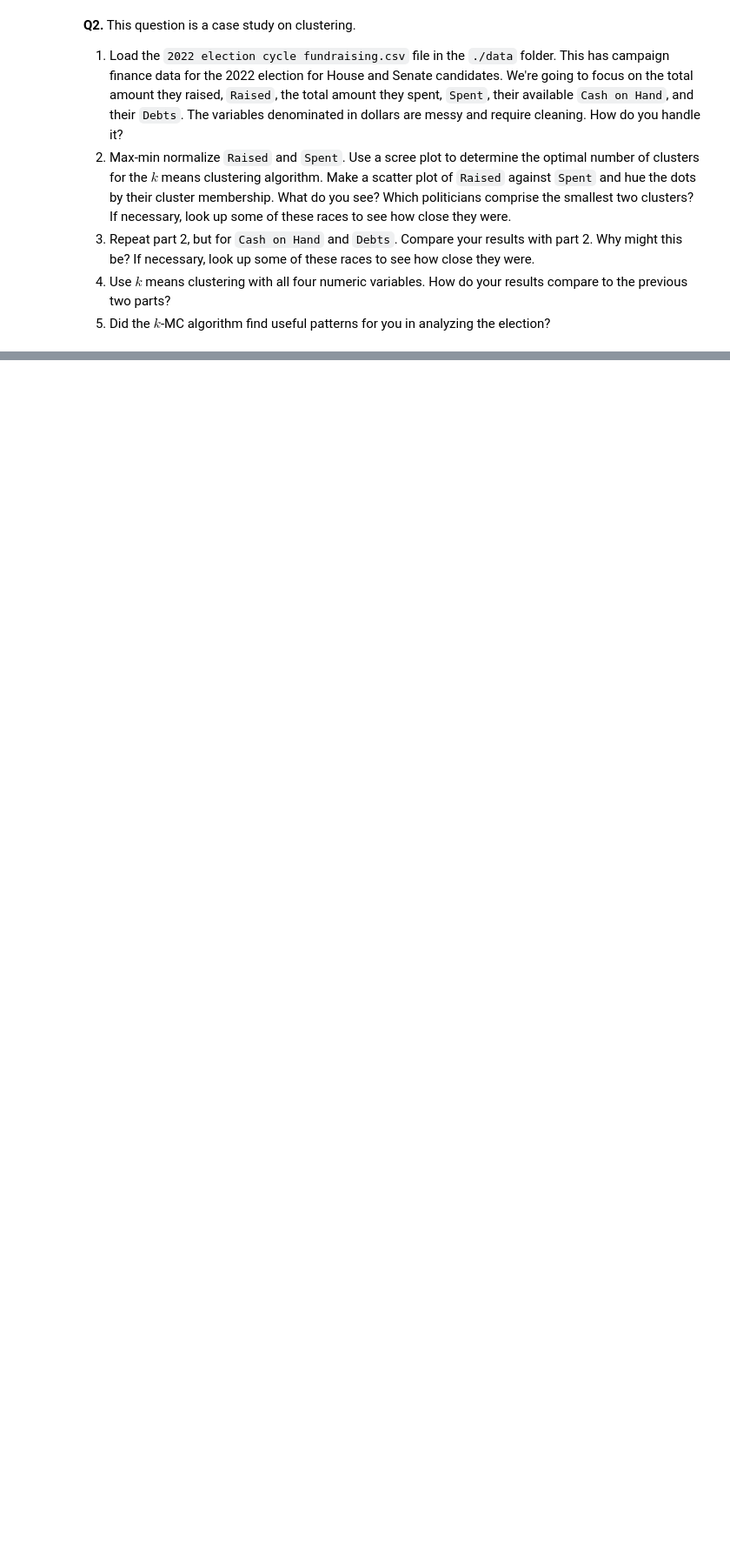
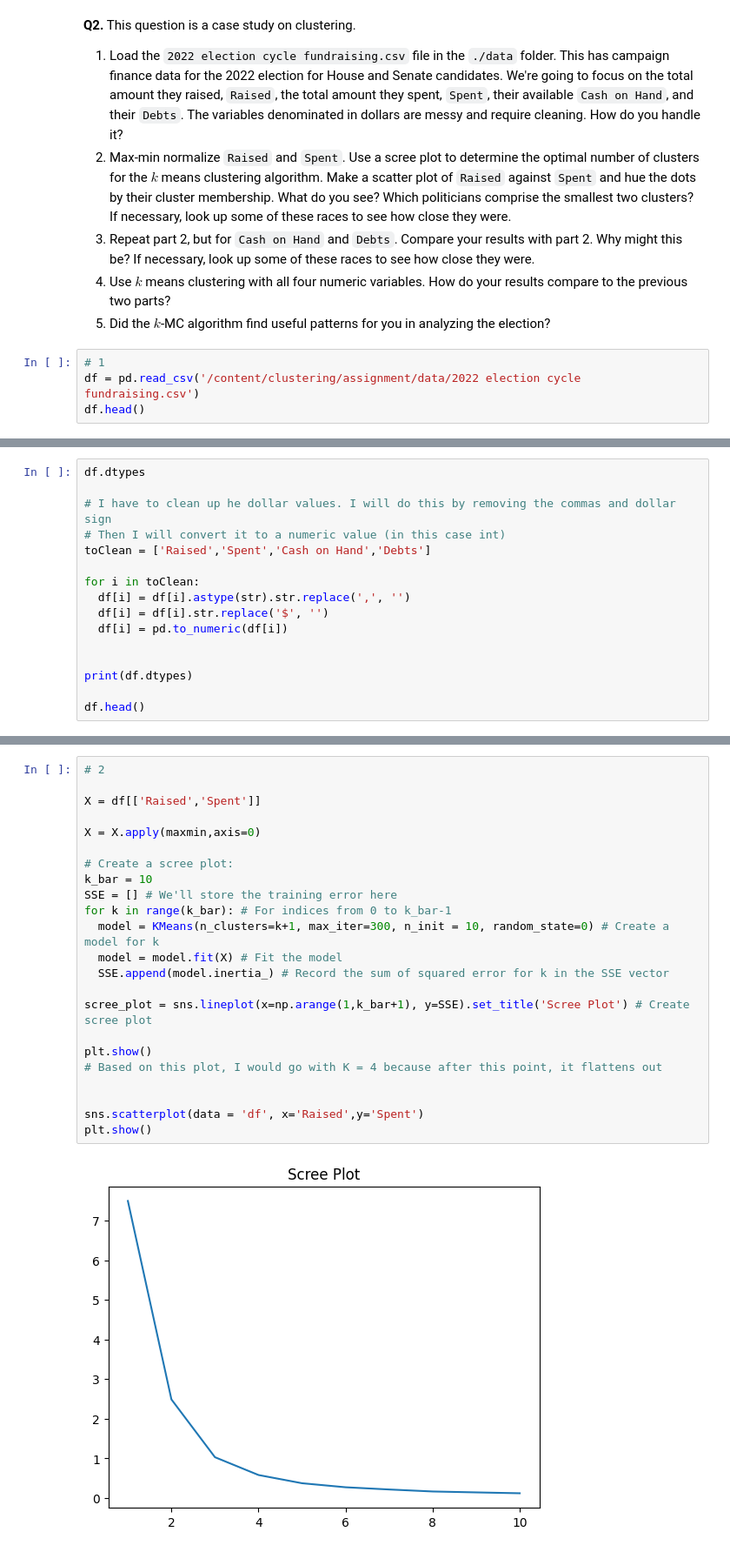
Before and after one commit to KaranRawatUVA/clustering, a Jupyter notebook: assignment/assignment_clustering.ipynb, the cells around one changed output, grey strips where cells are left out. Shown: that part at 87% size. Drawn from its saved outputs; the diff is of its cells as text; blank space fills up the shorter version.

```diff
--- a/assignment/assignment_clustering.ipynb
+++ b/assignment/assignment_clustering.ipynb
@@ -151,3 +151,7 @@ The elbow is essentially a drop off in SSE which helps people chose what k to us
 3. Repeat part 2, but for `Cash on Hand` and `Debts`. Compare your results with part 2. Why might this be? If necessary, look up some of these races to see how close they were.
 4. Use $k$ means clustering with all four numeric variables. How do your results compare to the previous two parts?
 5. Did the $k$-MC algorithm find useful patterns for you in analyzing the election?
+# %%
+# 1
+df = pd.read_csv('/content/clustering/assignment/data/2022 election cycle fundraising.csv')
+df.head()
@@ -153,0 +165,16 @@ The elbow is essentially a drop off in SSE which helps people chose what k to us
+# %%
+df.dtypes
+
+# I have to clean up he dollar values. I will do this by removing the commas and dollar sign
+# Then I will convert it to a numeric value (in this case int)
+toClean = ['Raised','Spent','Cash on Hand','Debts']
+
+for i in toClean:
+  df[i] = df[i].astype(str).str.replace(',', '')
+  df[i] = df[i].str.replace('$', '')
+  df[i] = pd.to_numeric(df[i])
+
+
+print(df.dtypes)
+
+df.head()
@@ -153,0 +198,25 @@ The elbow is essentially a drop off in SSE which helps people chose what k to us
+# %%
+# 2
+
+X = df[['Raised','Spent']]
+
+X = X.apply(maxmin,axis=0)
+
+# Create a scree plot:
+k_bar = 10
+SSE = [] # We'll store the training error here
+for k in range(k_bar): # For indices from 0 to k_bar-1
+  model = KMeans(n_clusters=k+1, max_iter=300, n_init = 10, random_state=0) # Create a model for k
+  model = model.fit(X) # Fit the model
+  SSE.append(model.inertia_) # Record the sum of squared error for k in the SSE vector
+
+scree_plot = sns.lineplot(x=np.arange(1,k_bar+1), y=SSE).set_title('Scree Plot') # Create scree plot
+
+plt.show()
+# Based on this plot, I would go with K = 4 because after this point, it flattens out
+
+
+sns.scatterplot(data = 'df', x='Raised',y='Spent')
+plt.show()
+# %% [output]
+[figure, added]
```
Also changed, not shown: parts of 3 cells of this notebook.
